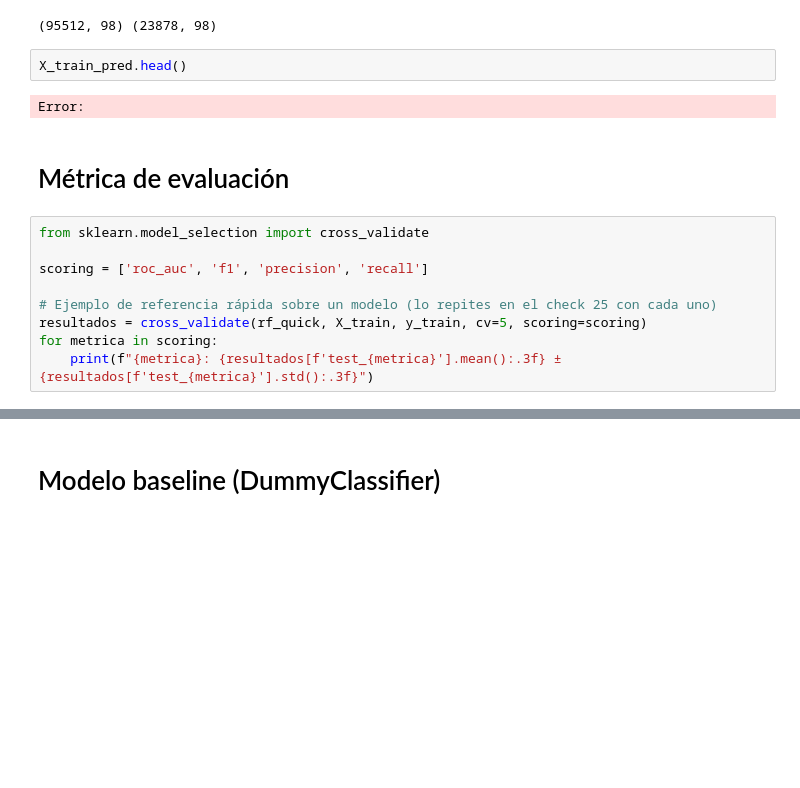
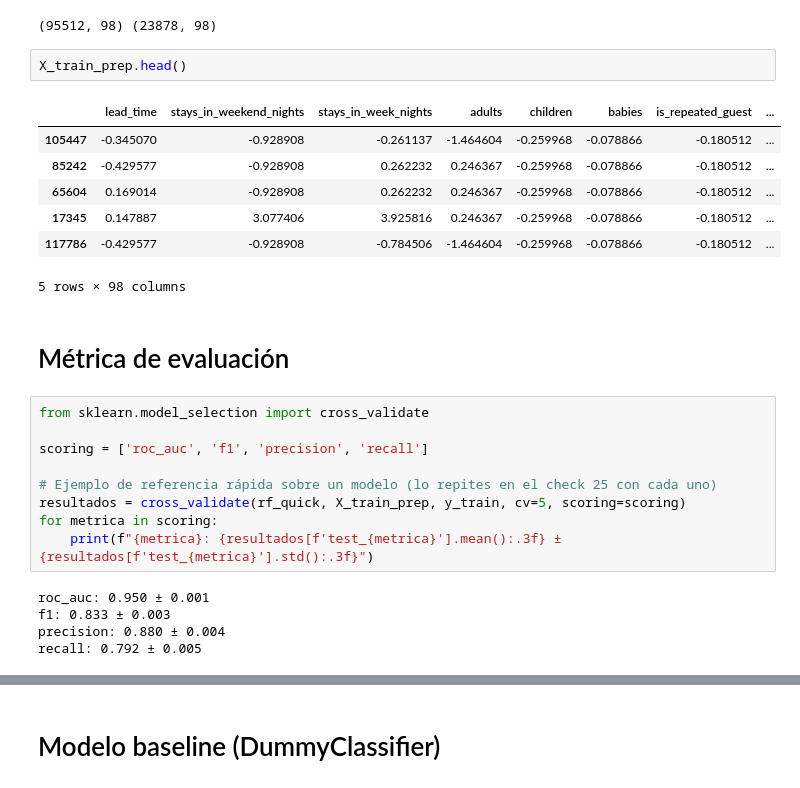
Before and after one commit to mrguezrodriguez/ML_hotel_bookings, a Jupyter notebook: main.ipynb, the cells around one changed output, grey strips where cells are left out. Cells and saved outputs as stored; diff of their text form; blank space fills up the shorter version.

```diff
--- a/main.ipynb
+++ b/main.ipynb
@@ -1383,9 +1385,15 @@ print(X_train_prep.shape, X_test_prep.shape)
 # %% [output]
 (95512, 98) (23878, 98)
 # %%
-X_train_pred.head()
+X_train_prep.head()
 # %% [output]
+|  | lead_time | stays_in_weekend_nights | stays_in_week_nights | adults | children | babies | is_repeated_guest | ... |
+| 105447 | -0.345070 | -0.928908 | -0.261137 | -1.464604 | -0.259968 | -0.078866 | -0.180512 | ... |
+| 85242 | -0.429577 | -0.928908 | 0.262232 | 0.246367 | -0.259968 | -0.078866 | -0.180512 | ... |
+| 65604 | 0.169014 | -0.928908 | 0.262232 | 0.246367 | -0.259968 | -0.078866 | -0.180512 | ... |
+| 17345 | 0.147887 | 3.077406 | 3.925816 | 0.246367 | -0.259968 | -0.078866 | -0.180512 | ... |
+| 117786 | -0.429577 | -0.928908 | -0.784506 | -1.464604 | -0.259968 | -0.078866 | -0.180512 | ... |
-Error:
+5 rows × 98 columns
 # %% [markdown]
 # Métrica de evaluación
 # %%
@@ -1394,9 +1402,14 @@ from sklearn.model_selection import cross_validate
 scoring = ['roc_auc', 'f1', 'precision', 'recall']
 
 # Ejemplo de referencia rápida sobre un modelo (lo repites en el check 25 con cada uno)
-resultados = cross_validate(rf_quick, X_train, y_train, cv=5, scoring=scoring)
+resultados = cross_validate(rf_quick, X_train_prep, y_train, cv=5, scoring=scoring)
 for metrica in scoring:
     print(f"{metrica}: {resultados[f'test_{metrica}'].mean():.3f} ± {resultados[f'test_{metrica}'].std():.3f}")
+# %% [output]
+roc_auc: 0.950 ± 0.001
+f1: 0.833 ± 0.003
+precision: 0.880 ± 0.004
+recall: 0.792 ± 0.005
 # %%
 print(X_train_raw.shape, X_test_raw.shape)
 print('babies' in X_train_raw.columns, 'babies' in X_test_raw.columns)
```
Also changed, not shown: parts of 20 cells of this notebook.
